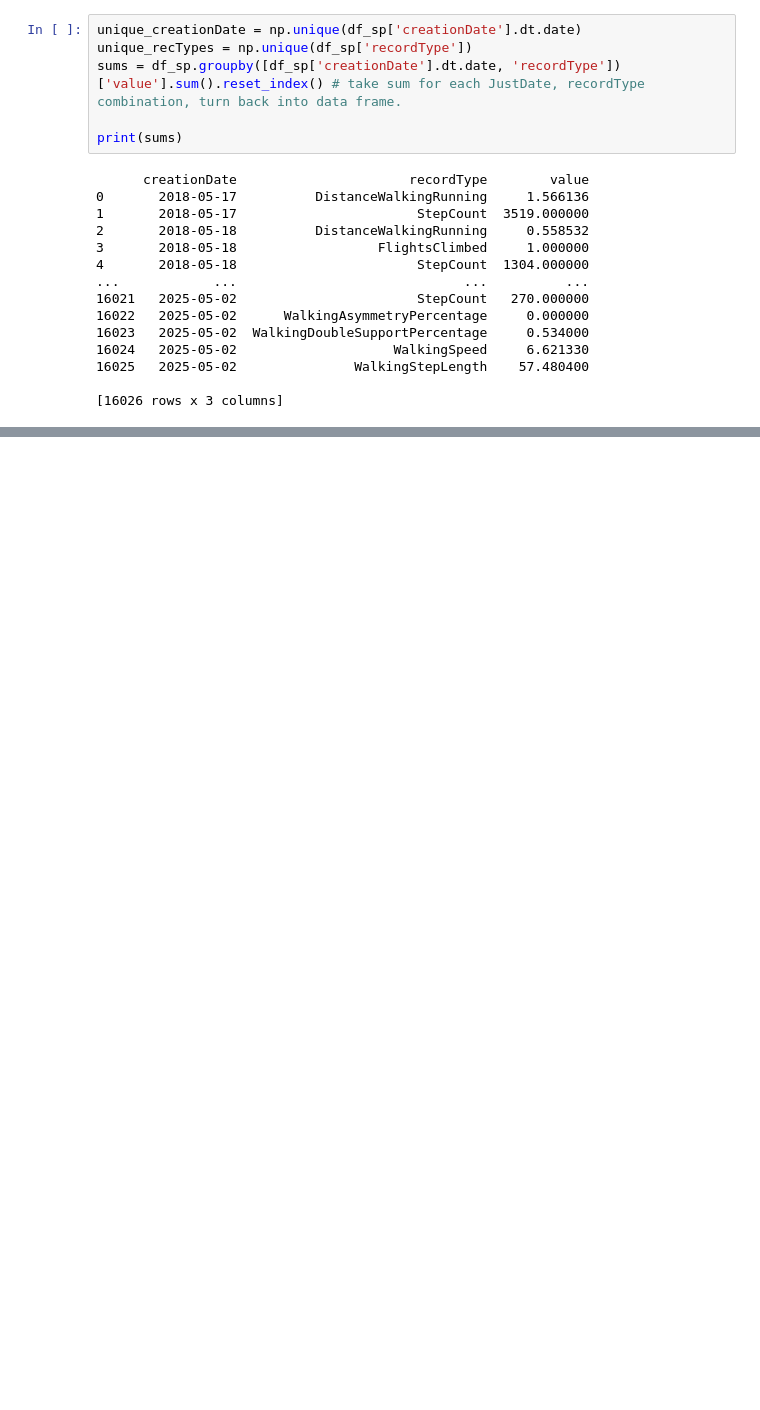
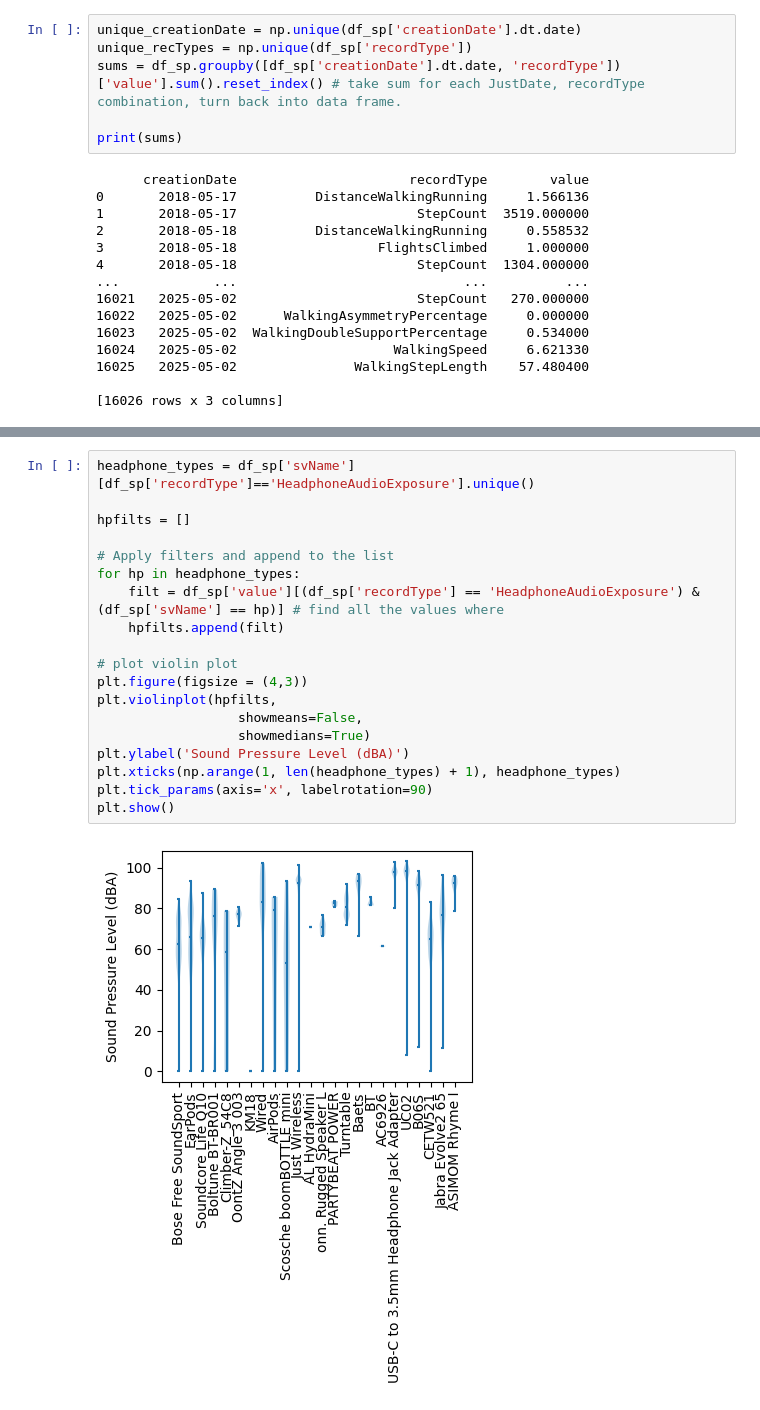
Before and after one commit to prstevens910/exploreAppleHealthDat_Sp25, a Jupyter notebook: HealthDat.ipynb, the cells around one changed output, grey strips where cells are left out. Saved outputs shown, nothing was run; the diff lists cells and outputs as text; blank space fills up the shorter version.

```diff
--- a/HealthDat.ipynb
+++ b/HealthDat.ipynb
@@ -344,0 +397,21 @@ plt.show()
+# %%
+headphone_types = df_sp['svName'][df_sp['recordType']=='HeadphoneAudioExposure'].unique()
+
+hpfilts = []
+
+# Apply filters and append to the list
+for hp in headphone_types:
+    filt = df_sp['value'][(df_sp['recordType'] == 'HeadphoneAudioExposure') & (df_sp['svName'] == hp)] # find all the values where
+    hpfilts.append(filt)
+
+# plot violin plot
+plt.figure(figsize = (4,3))
+plt.violinplot(hpfilts,
+                  showmeans=False,
+                  showmedians=True)
+plt.ylabel('Sound Pressure Level (dBA)')
+plt.xticks(np.arange(1, len(headphone_types) + 1), headphone_types)
+plt.tick_params(axis='x', labelrotation=90)
+plt.show()
+# %% [output]
+[figure, added]
```
Also changed, not shown: parts of 57 cells of this notebook.
